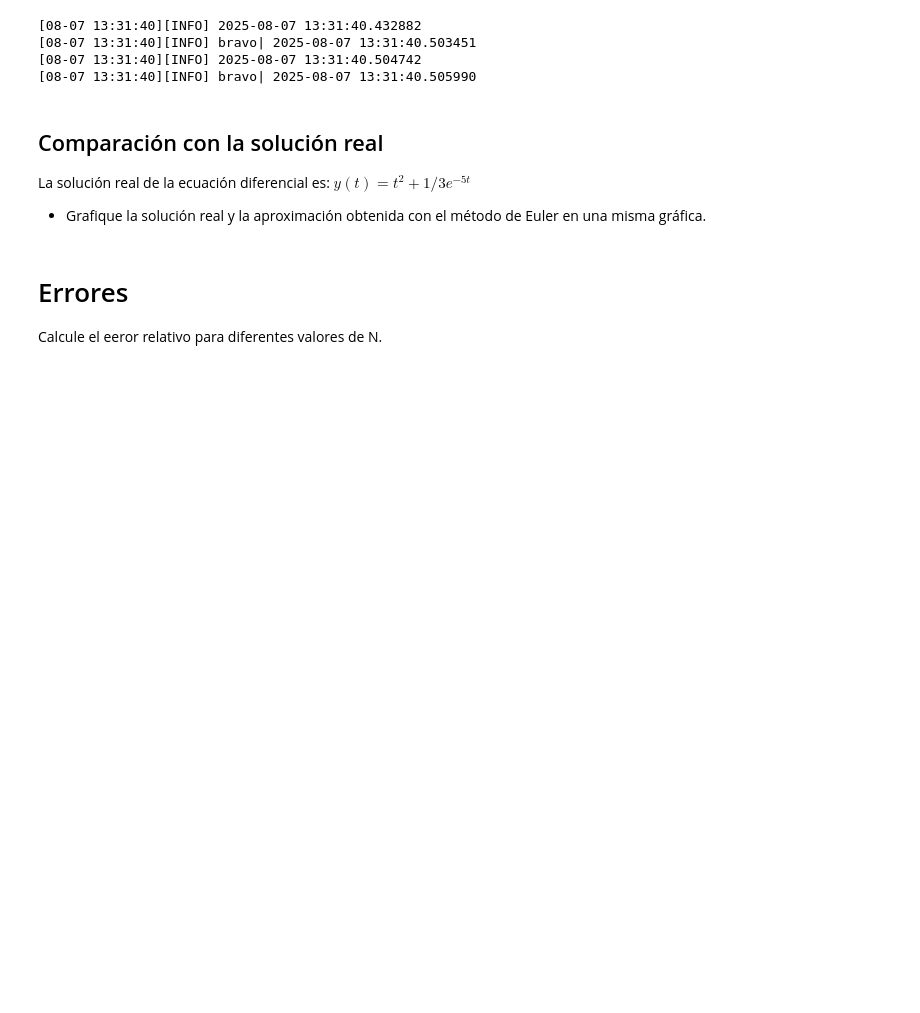
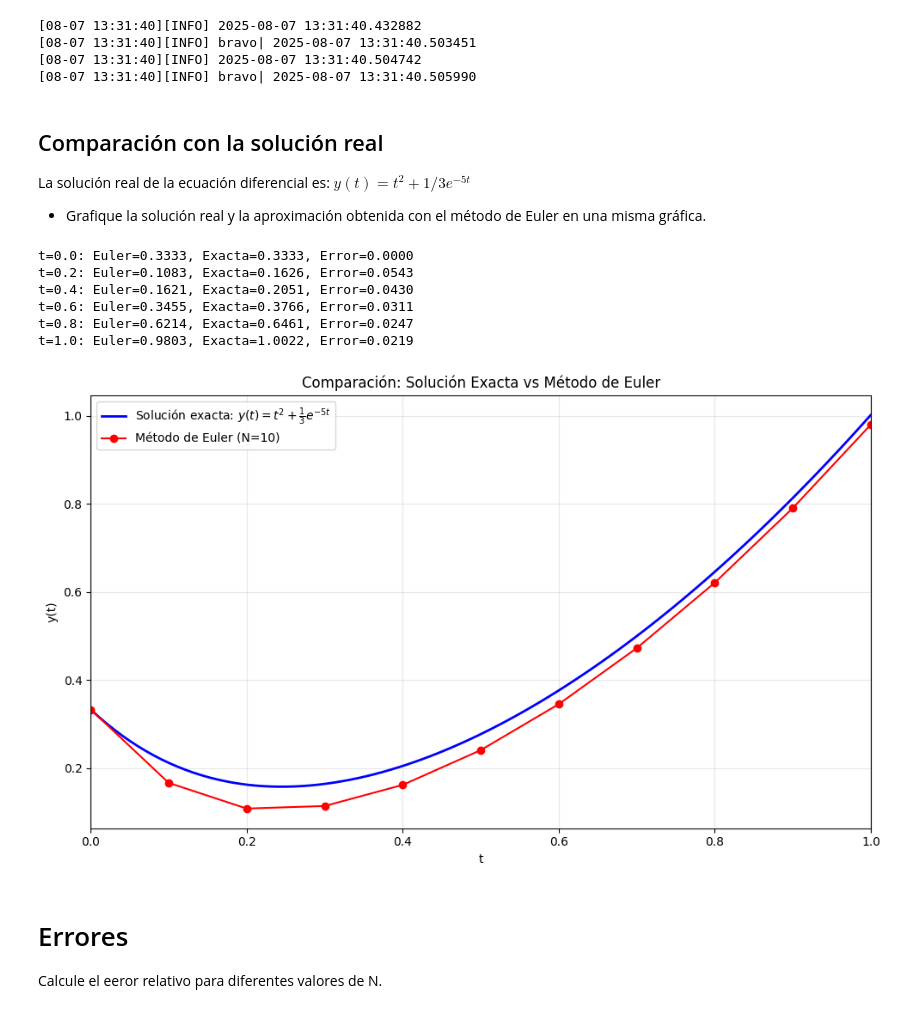
Before and after one commit to Francis1918/ExamenIIBMNFrancisBravo, a Jupyter notebook: p7_ODE.ipynb, the cells around one changed output. Cells and saved outputs as stored; diff of their text form; code cells hidden in the pictures; blank space fills up the shorter version.

```diff
--- a/p7_ODE.ipynb
+++ b/p7_ODE.ipynb
@@ -22,6 +22,55 @@ La solución real de la ecuación diferencial es:
 $y(t)=t^2 +1/3e^{-5t}$
 
 * Grafique la solución real y la aproximación obtenida con el método de Euler en una misma gráfica.
+# %%
+import matplotlib.pyplot as plt
+import numpy as np
+from math import exp
+
+# Definición de la función y la solución exacta
+f = lambda t, y: -5*y + 5*t**2 + 2*t
+y_exact = lambda t: t**2 + (1/3)*exp(-5*t)
+
+# Parámetros del problema
+a, b, y0 = 0.0, 1.0, 1/3
+N = 10
+
+# Calcular aproximación con Euler
+ys_euler, ts_euler, h = ODE_euler(a, b, f, y0, N)
+
+# Generar puntos para la solución exacta (más puntos para suavidad)
+t_exact = np.linspace(a, b, 100)
+y_exact_vals = [y_exact(t) for t in t_exact]
+
+# Crear la gráfica
+plt.figure(figsize=(10, 6))
+plt.plot(t_exact, y_exact_vals, 'b-', label='Solución exacta: $y(t)=t^2 +\\frac{1}{3}e^{-5t}$', linewidth=2)
+plt.plot(ts_euler, ys_euler, 'ro-', label=f'Método de Euler (N={N})', markersize=6, linewidth=1.5)
+
+plt.xlabel('t')
+plt.ylabel('y(t)')
+plt.title('Comparación: Solución Exacta vs Método de Euler')
+plt.legend()
+plt.grid(True, alpha=0.3)
+plt.xlim(a, b)
+
+# Mostrar valores en algunos puntos específicos
+for i in range(0, len(ts_euler), 2):
+    t_val = ts_euler[i]
+    y_euler_val = ys_euler[i]
+    y_exact_val = y_exact(t_val)
+    print(f"t={t_val:.1f}: Euler={y_euler_val:.4f}, Exacta={y_exact_val:.4f}, Error={abs(y_euler_val-y_exact_val):.4f}")
+
+plt.tight_layout()
+plt.show()
+# %% [output]
+t=0.0: Euler=0.3333, Exacta=0.3333, Error=0.0000
+t=0.2: Euler=0.1083, Exacta=0.1626, Error=0.0543
+t=0.4: Euler=0.1621, Exacta=0.2051, Error=0.0430
+t=0.6: Euler=0.3455, Exacta=0.3766, Error=0.0311
+t=0.8: Euler=0.6214, Exacta=0.6461, Error=0.0247
+t=1.0: Euler=0.9803, Exacta=1.0022, Error=0.0219
+[figure, added]
 # %% [markdown]
 # Errores
 Calcule el eeror relativo para diferentes valores de N.
```
